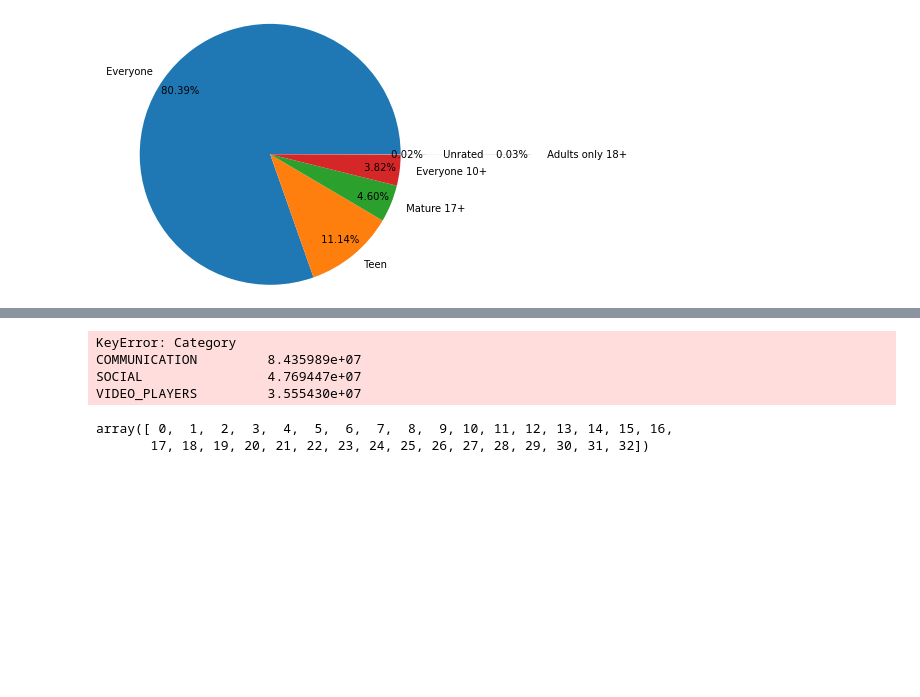
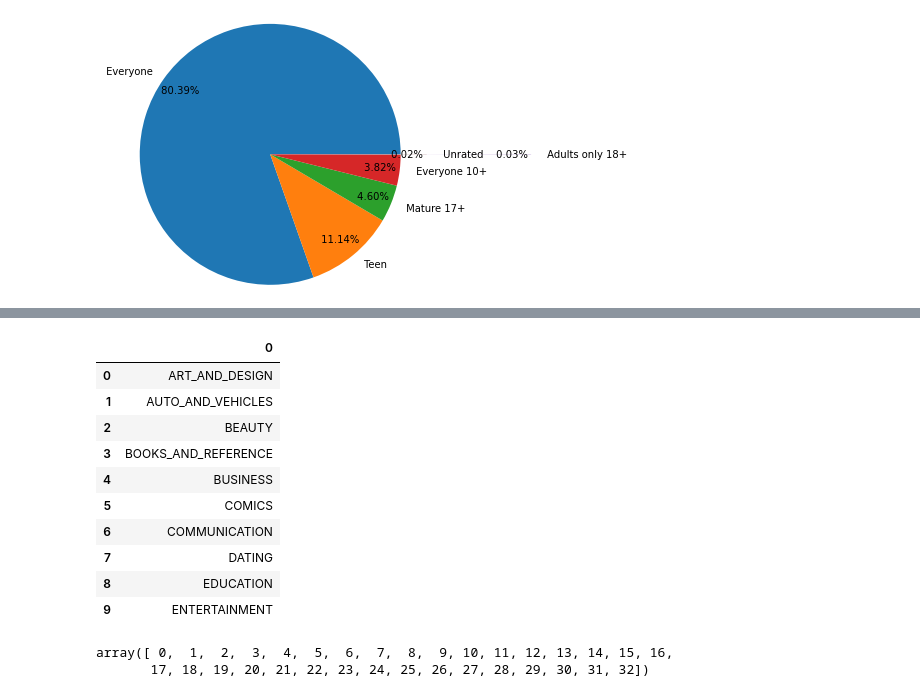
Before and after one commit to elwanmohamed/investigate-play-store-data, a Jupyter notebook: playStore .ipynb, the cells around one changed output, grey strips where cells are left out. Cells and saved outputs as stored; diff of their text form; code cells hidden in the pictures; blank space fills up the shorter version.

```diff
--- a/playStore .ipynb
+++ b/playStore .ipynb
@@ -379,11 +393,14 @@ Name: Installs, dtype: float64
 # %%
-C_U=df["Category"].unique()
-C_U= pd.DataFrame(C_U,index=None).sort_values(by=C_I)
-
-print(C_U)
 # %% [output]
-KeyError: Category
-COMMUNICATION         8.435989e+07
-SOCIAL                4.769447e+07
-VIDEO_PLAYERS         3.555430e+07
+|  | 0 |
+| 0 | ART_AND_DESIGN |
+| 1 | AUTO_AND_VEHICLES |
+| 2 | BEAUTY |
+| 3 | BOOKS_AND_REFERENCE |
+| 4 | BUSINESS |
+| 5 | COMICS |
+| 6 | COMMUNICATION |
+| 7 | DATING |
+| 8 | EDUCATION |
+| 9 | ENTERTAINMENT |
 # %%
```
Also changed, not shown: parts of 10 cells of this notebook.
